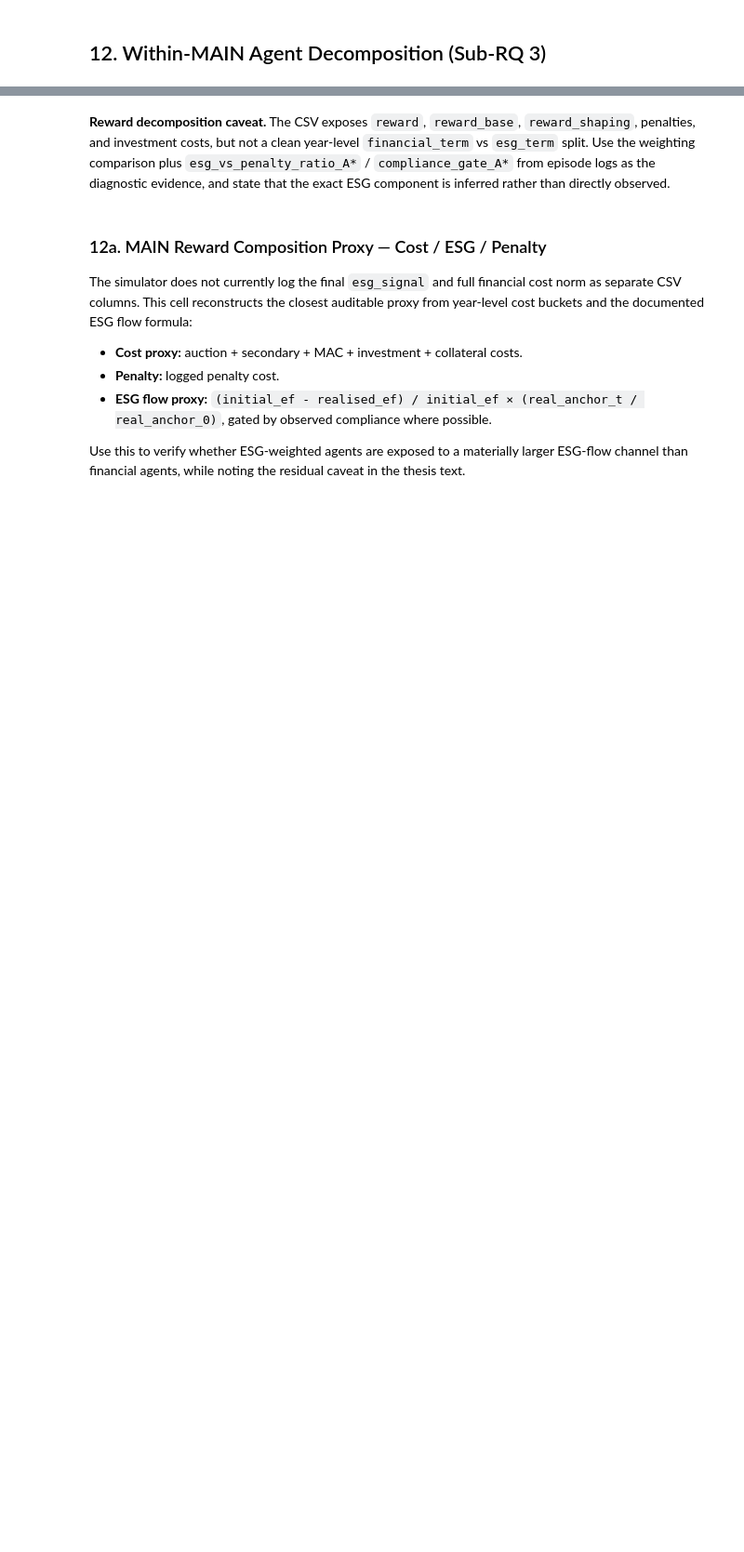
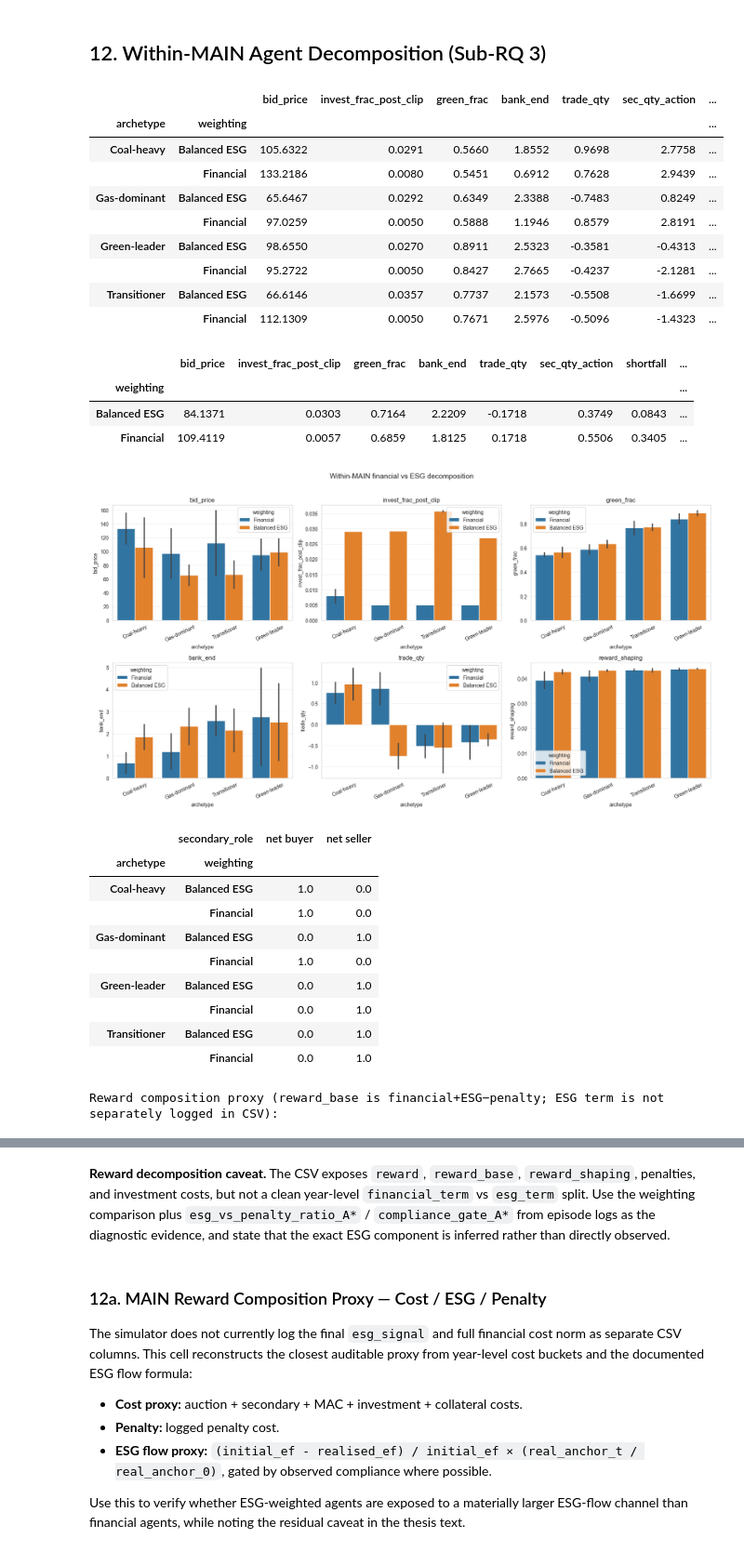
Before and after one commit to DJH961/Thesis-Energy-Auction, a Jupyter notebook: notebooks/ets_marl - Thesis Experiments Analysis.ipynb, the cells around one changed output, grey strips where cells are left out. Shown at 93% size. Saved outputs shown, nothing was run; the diff lists cells and outputs as text; code cells hidden in the pictures; blank space fills up the shorter version.

```diff
--- a/notebooks/ets_marl - Thesis Experiments Analysis.ipynb
+++ b/notebooks/ets_marl - Thesis Experiments Analysis.ipynb
@@ -773,28 +976,56 @@ if not balanced_groups.empty:
 # %% [markdown]
 ## 12. Within-MAIN Agent Decomposition (Sub-RQ 3)
 # %%
-main_agents = agent_group_table(['MAIN'], seeds=None)
+main_seeds = sorted({seed for (variant, seed) in runs if variant == 'MAIN'})
+main_agents = agent_group_table(['MAIN'], seeds=main_seeds)
 if main_agents.empty:
     print('No MAIN agent-level data available.')
 else:
     metrics = ['bid_price', 'invest_frac_post_clip', 'green_frac', 'bank_end', 'trade_qty', 'sec_qty_action',
                'shortfall', 'penalty', 'reward', 'reward_base', 'reward_shaping', 'invest_cost']
     display(main_agents.groupby(['archetype', 'weighting'])[metrics].mean().round(4))
     display(main_agents.groupby('weighting')[metrics].mean().round(4))
 
     fig, axes = plt.subplots(2, 3, figsize=(17, 9))
     for ax, metric in zip(axes.ravel(), ['bid_price', 'invest_frac_post_clip', 'green_frac', 'bank_end', 'trade_qty', 'reward_shaping']):
         sns.barplot(data=main_agents, x='archetype', y=metric, hue='weighting', errorbar='sd', ax=ax)
         ax.set_title(metric); ax.tick_params(axis='x', rotation=25); ax.grid(True, alpha=0.3, axis='y')
     plt.suptitle('Within-MAIN financial vs ESG decomposition', fontsize=14, y=1.02)
     plt.tight_layout(); plt.show()
 
     # Secondary-market direction: positive trade_qty = buyer, negative = seller.
     sm = main_agents.copy()
     sm['secondary_role'] = np.select([sm['trade_qty'] > 1e-6, sm['trade_qty'] < -1e-6], ['net buyer', 'net seller'], default='neutral')
     display(pd.crosstab([sm['archetype'], sm['weighting']], sm['secondary_role'], normalize='index').round(3))
 
     # Reward composition proxy: direct ESG component is not logged separately, so reward_shaping + ESG diagnostics are used as evidence.
     esg_cols = [c for c in ['reward', 'reward_base', 'reward_shaping', 'penalty', 'invest_cost'] if c in main_agents.columns]
     print('Reward composition proxy (reward_base is financial+ESG−penalty; ESG term is not separately logged in CSV):')
     display(main_agents.groupby('weighting')[esg_cols].mean().round(4))
+# %% [output]
+|  |  | bid_price | invest_frac_post_clip | green_frac | bank_end | trade_qty | sec_qty_action | ... |
+| archetype | weighting |  |  |  |  |  |  | ... |
+| Coal-heavy | Balanced ESG | 105.6322 | 0.0291 | 0.5660 | 1.8552 | 0.9698 | 2.7758 | ... |
+|  | Financial | 133.2186 | 0.0080 | 0.5451 | 0.6912 | 0.7628 | 2.9439 | ... |
+| Gas-dominant | Balanced ESG | 65.6467 | 0.0292 | 0.6349 | 2.3388 | -0.7483 | 0.8249 | ... |
+|  | Financial | 97.0259 | 0.0050 | 0.5888 | 1.1946 | 0.8579 | 2.8191 | ... |
+| Green-leader | Balanced ESG | 98.6550 | 0.0270 | 0.8911 | 2.5323 | -0.3581 | -0.4313 | ... |
+|  | Financial | 95.2722 | 0.0050 | 0.8427 | 2.7665 | -0.4237 | -2.1281 | ... |
+| Transitioner | Balanced ESG | 66.6146 | 0.0357 | 0.7737 | 2.1573 | -0.5508 | -1.6699 | ... |
+|  | Financial | 112.1309 | 0.0050 | 0.7671 | 2.5976 | -0.5096 | -1.4323 | ... |
+|  | bid_price | invest_frac_post_clip | green_frac | bank_end | trade_qty | sec_qty_action | shortfall | ... |
+| weighting |  |  |  |  |  |  |  | ... |
+| Balanced ESG | 84.1371 | 0.0303 | 0.7164 | 2.2209 | -0.1718 | 0.3749 | 0.0843 | ... |
+| Financial | 109.4119 | 0.0057 | 0.6859 | 1.8125 | 0.1718 | 0.5506 | 0.3405 | ... |
+[figure, added]
+|  | secondary_role | net buyer | net seller |
+| archetype | weighting |  |  |
+| Coal-heavy | Balanced ESG | 1.0 | 0.0 |
+|  | Financial | 1.0 | 0.0 |
+| Gas-dominant | Balanced ESG | 0.0 | 1.0 |
+|  | Financial | 1.0 | 0.0 |
+| Green-leader | Balanced ESG | 0.0 | 1.0 |
+|  | Financial | 0.0 | 1.0 |
+| Transitioner | Balanced ESG | 0.0 | 1.0 |
+|  | Financial | 0.0 | 1.0 |
+Reward composition proxy (reward_base is financial+ESG−penalty; ESG term is not separately logged in CSV):
```
Also changed, not shown: parts of 22 cells of this notebook.
